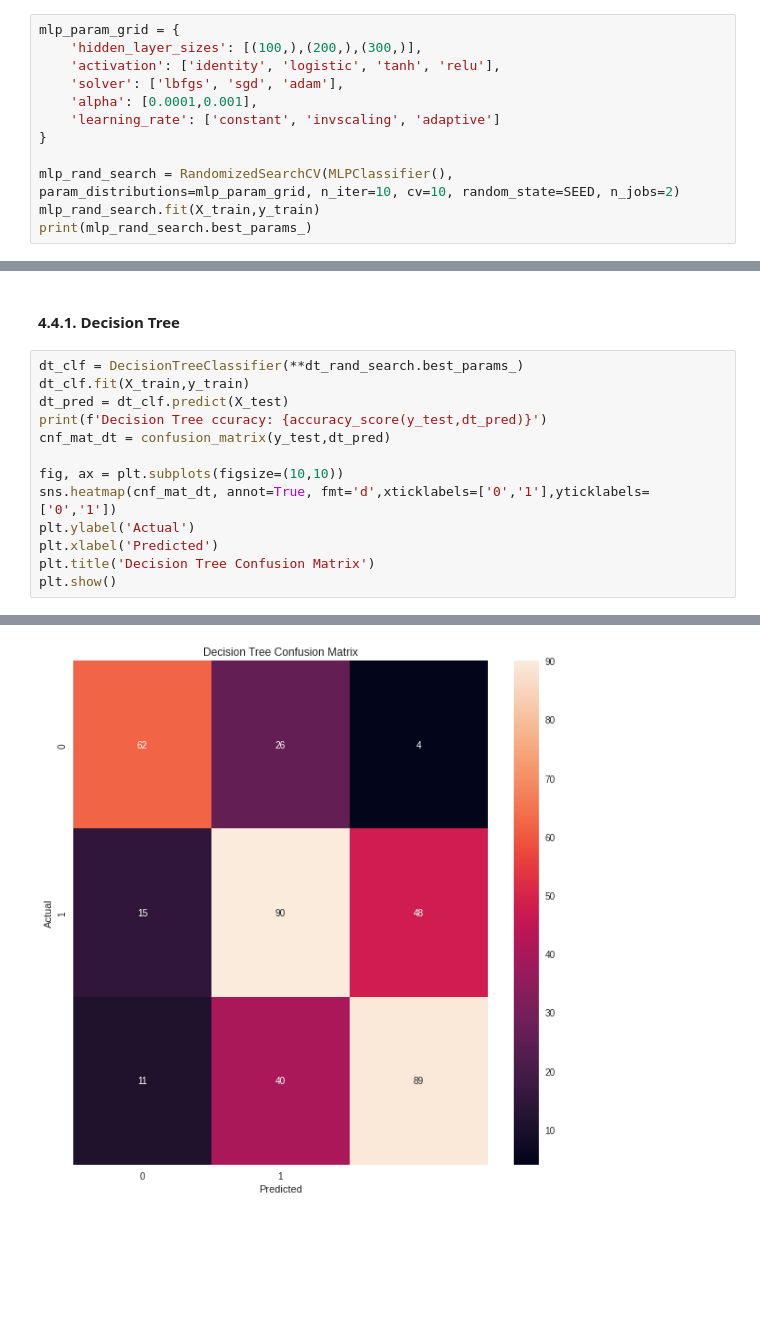
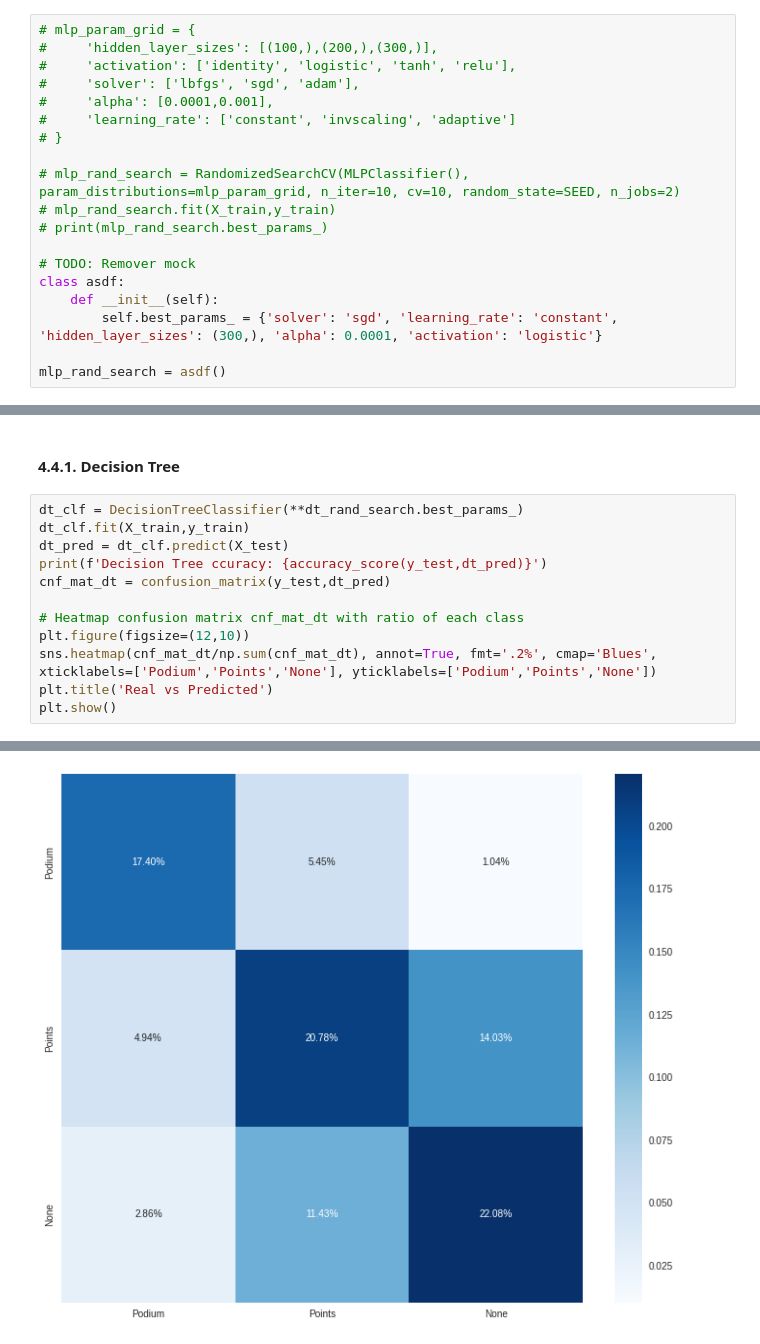
Before and after one commit to joaofavoretti/formula-1-result-predict, a Jupyter notebook: f1.ipynb, the cells around one changed output, grey strips where cells are left out. Saved outputs shown, nothing was run; the diff lists cells and outputs as text; blank space fills up the shorter version.

Commit message:
adicionando heatmaps dos resultados finais

```diff
--- a/f1.ipynb
+++ b/f1.ipynb
@@ -440,14 +440,21 @@ Parametros encontrados:  {'min_samples_split': 10, 'min_samples_leaf': 16, 'max_
 # %% [markdown]
 #### 4.2.2. Multilayer Perceptron Classifier
 # %%
-mlp_param_grid = {
-    'hidden_layer_sizes': [(100,),(200,),(300,)],
-    'activation': ['identity', 'logistic', 'tanh', 'relu'],
-    'solver': ['lbfgs', 'sgd', 'adam'],
-    'alpha': [0.0001,0.001],
-    'learning_rate': ['constant', 'invscaling', 'adaptive']
-}
+# mlp_param_grid = {
+#     'hidden_layer_sizes': [(100,),(200,),(300,)],
+#     'activation': ['identity', 'logistic', 'tanh', 'relu'],
+#     'solver': ['lbfgs', 'sgd', 'adam'],
+#     'alpha': [0.0001,0.001],
+#     'learning_rate': ['constant', 'invscaling', 'adaptive']
+# }
 
-mlp_rand_search = RandomizedSearchCV(MLPClassifier(), param_distributions=mlp_param_grid, n_iter=10, cv=10, random_state=SEED, n_jobs=2)
-mlp_rand_search.fit(X_train,y_train)
-print(mlp_rand_search.best_params_)
+# mlp_rand_search = RandomizedSearchCV(MLPClassifier(), param_distributions=mlp_param_grid, n_iter=10, cv=10, random_state=SEED, n_jobs=2)
+# mlp_rand_search.fit(X_train,y_train)
+# print(mlp_rand_search.best_params_)
+
+# TODO: Remover mock
+class asdf:
+    def __init__(self):
+        self.best_params_ = {'solver': 'sgd', 'learning_rate': 'constant', 'hidden_layer_sizes': (300,), 'alpha': 0.0001, 'activation': 'logistic'}
+
+mlp_rand_search = asdf()
@@ -545,10 +535,9 @@ dt_pred = dt_clf.predict(X_test)
 print(f'Decision Tree ccuracy: {accuracy_score(y_test,dt_pred)}')
 cnf_mat_dt = confusion_matrix(y_test,dt_pred)
 
-fig, ax = plt.subplots(figsize=(10,10))
-sns.heatmap(cnf_mat_dt, annot=True, fmt='d',xticklabels=['0','1'],yticklabels=['0','1'])
-plt.ylabel('Actual')
-plt.xlabel('Predicted')
-plt.title('Decision Tree Confusion Matrix')
+# Heatmap confusion matrix cnf_mat_dt with ratio of each class
+plt.figure(figsize=(12,10))
+sns.heatmap(cnf_mat_dt/np.sum(cnf_mat_dt), annot=True, fmt='.2%', cmap='Blues', xticklabels=['Podium','Points','None'], yticklabels=['Podium','Points','None'])
+plt.title('Real vs Predicted')
 plt.show()
 # %% [output]
@@ -556 +545 @@ Decision Tree ccuracy: 0.625974025974026
-[figure, old version]
+[figure, new version]
```
Also changed, not shown: parts of 21 cells of this notebook.
